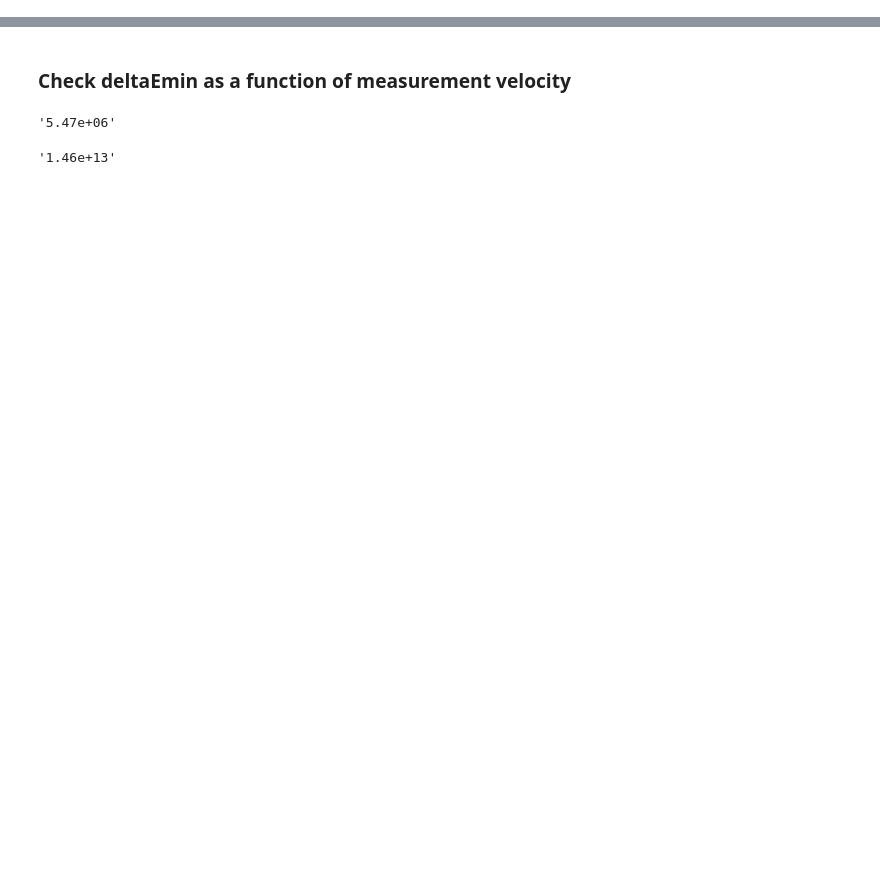
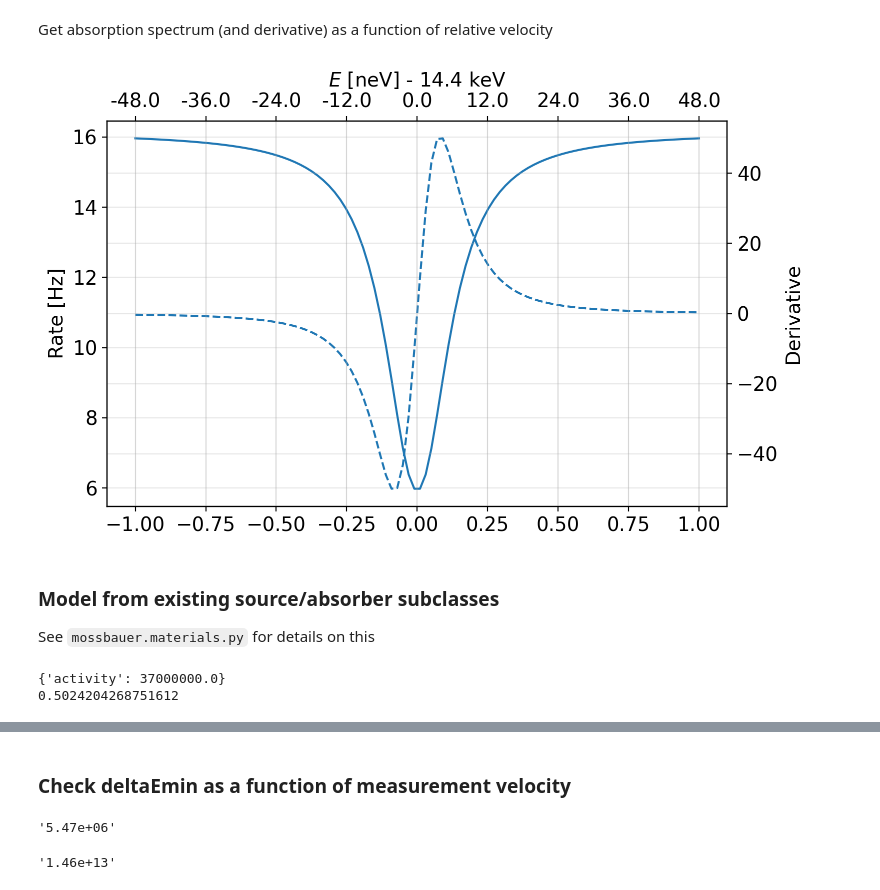
Before and after one commit to StanfordMossbauer/mossbauer_study, a Jupyter notebook: examples/example.ipynb, the cells around one changed output, grey strips where cells are left out. Drawn from its saved outputs; the diff is of its cells as text; code cells hidden in the pictures; blank space fills up the shorter version.

```diff
--- a/examples/example.ipynb
+++ b/examples/example.ipynb
@@ -85,0 +39,73 @@ plt.show()
+# %%
+### source parameters
+source_parameters = dict(
+    Eres=0.0,  # single line at 0 mm/s
+    linewidth=mossbauer.E_to_vel(mossbauer.Fe57_natural_linewidth),  # linewidth in mm/s
+    total_activity=1e3,  # Total rate of recoilless(!) 14 keV photons emitted by the source
+)
+
+### absorber parameters
+absorber_parameters = dict(
+    Eres=0.0,  # single absorption line at 0 mm/s
+    linewidth=mossbauer.E_to_vel(mossbauer.Fe57_natural_linewidth),  # linewidth in mm/s
+    thickness_normalized=3,  # thickness of absorber in number of resonant mean-free-paths (3 is similar to our reference absorbers)
+)
+
+### measurement parameters
+PMT_OD = 2 * 2.54  # cm
+PMT_distance = 10  # cm
+measurement_parameters = dict(
+    acquisition_time=30*24*3600,  # (1 month) only really used for sensitivity calculations... maybe should be optional?
+    solid_angle_fraction=(PMT_OD / PMT_distance)**2.0 / 16,
+    detection_efficiency=1.0,  # real one closer to 0.5
+)
+
+moss = mossbauer.MossbauerMeasurement(
+    source_parameters,
+    absorber_parameters,
+    measurement_parameters
+)
+# %% [markdown]
+Get absorption spectrum (and derivative) as a function of relative velocity
+# %%
+vel = np.linspace(-1, 1, 100)
+
+fig, ax = plt.subplots(1, 1)
+plt.plot(vel, moss.transmitted_spectrum(vel))
+plt.ylabel('Rate [Hz]')
+ax2 = ax.twinx()
+plt.plot(vel, moss.transmitted_spectrum_derivative(vel), '--')
+plt.ylabel('Derivative')
+plt.xlabel('Velocity [mm/s]')
+
+mossbauer.add_energy_axis(ax)  # puts an axis on the top in neV
+plt.show()
+# %% [output]
+[figure, added]
+# %% [markdown]
+### Model from existing source/absorber subclasses
+
+See `mossbauer.materials.py` for details on this
+# %%
+from mossbauer.materials import CobaltRhodiumMatrix, AlphaIron
+
+source = CobaltRhodiumMatrix(activity=3.7e7)  # default activity is the single-line source from chemistry (2.6 mCi on 8/30/2021 decayed till today)
+absorber = AlphaIron(abundance=0.02, thickness_microns=10)
+
+### measurement parameters
+PMT_OD = 2 * 2.54  # cm
+PMT_distance = 10  # cm
+measurement_parameters = dict(
+    acquisition_time=30*24*3600,  # (1 month) only really used for sensitivity calculations... maybe should be optional?
+    solid_angle_fraction=(PMT_OD / PMT_distance)**2.0 / 16,
+    detection_efficiency=1.0,  # real one closer to 0.5
+)
+
+moss = mossbauer.MossbauerMeasurement(
+    source,
+    absorber,
+    measurement_parameters
+)
+# %% [output]
+{'activity': 37000000.0}
+0.5024204268751612
```
Also changed, not shown: parts of 16 cells of this notebook, 5 other files.
